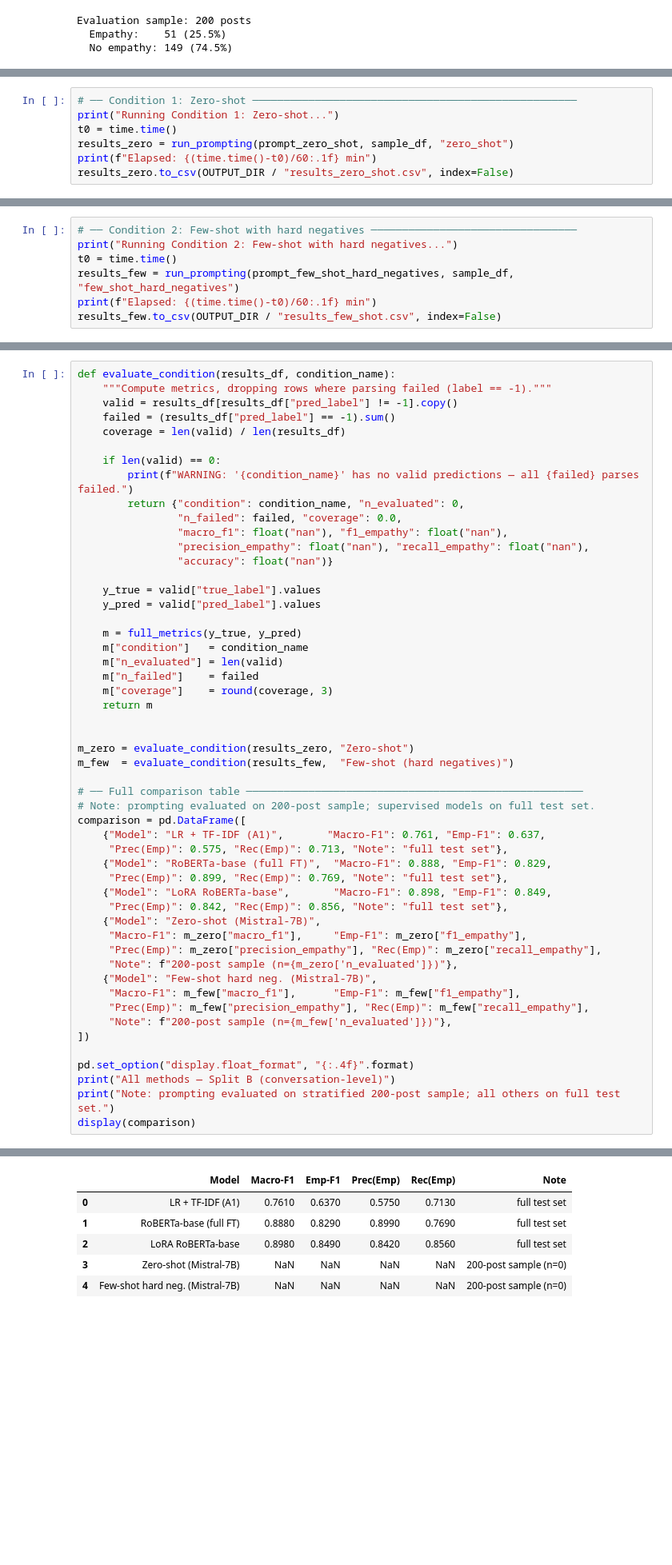
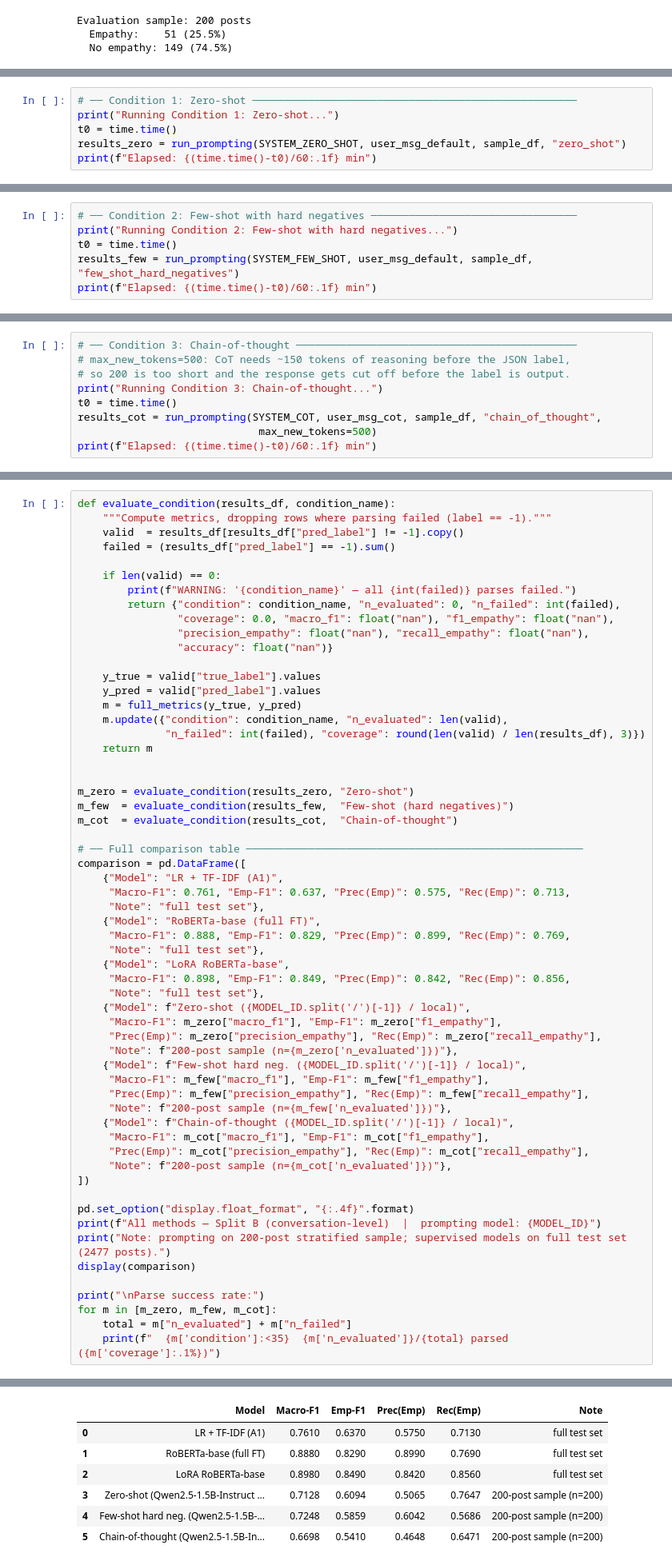
Before and after one commit to gjoliveira/AcnEmpathize, a Jupyter notebook: 9_prompting.ipynb, the cells around one changed output, grey strips where cells are left out. Shown at 80% size. Drawn from its saved outputs; the diff is of its cells as text; blank space fills up the shorter version.

```diff
--- a/9_prompting.ipynb
+++ b/9_prompting.ipynb
@@ -388,7 +513,6 @@ Each condition runs sequentially over the 200-post sample. Results are saved aft
 # ── Condition 1: Zero-shot ────────────────────────────────────────────────────
 print("Running Condition 1: Zero-shot...")
 t0 = time.time()
-results_zero = run_prompting(prompt_zero_shot, sample_df, "zero_shot")
+results_zero = run_prompting(SYSTEM_ZERO_SHOT, user_msg_default, sample_df, "zero_shot")
 print(f"Elapsed: {(time.time()-t0)/60:.1f} min")
-results_zero.to_csv(OUTPUT_DIR / "results_zero_shot.csv", index=False)
 # %% [output]
@@ -409,7 +606,6 @@ Elapsed: 1.7 min
 # ── Condition 2: Few-shot with hard negatives ─────────────────────────────────
 print("Running Condition 2: Few-shot with hard negatives...")
 t0 = time.time()
-results_few = run_prompting(prompt_few_shot_hard_negatives, sample_df, "few_shot_hard_negatives")
+results_few = run_prompting(SYSTEM_FEW_SHOT, user_msg_default, sample_df, "few_shot_hard_negatives")
 print(f"Elapsed: {(time.time()-t0)/60:.1f} min")
-results_few.to_csv(OUTPUT_DIR / "results_few_shot.csv", index=False)
 # %% [output]
@@ -428,0 +716,9 @@ Elapsed: 1.7 min
+# %%
+# ── Condition 3: Chain-of-thought ─────────────────────────────────────────────
+# max_new_tokens=500: CoT needs ~150 tokens of reasoning before the JSON label,
+# so 200 is too short and the response gets cut off before the label is output.
+print("Running Condition 3: Chain-of-thought...")
+t0 = time.time()
+results_cot = run_prompting(SYSTEM_COT, user_msg_cot, sample_df, "chain_of_thought",
+                             max_new_tokens=500)
+print(f"Elapsed: {(time.time()-t0)/60:.1f} min")
@@ -432,53 +874,60 @@ Elapsed: 1.7 min
 # %%
 def evaluate_condition(results_df, condition_name):
     """Compute metrics, dropping rows where parsing failed (label == -1)."""
-    valid = results_df[results_df["pred_label"] != -1].copy()
+    valid  = results_df[results_df["pred_label"] != -1].copy()
     failed = (results_df["pred_label"] == -1).sum()
-    coverage = len(valid) / len(results_df)
 
     if len(valid) == 0:
-        print(f"WARNING: '{condition_name}' has no valid predictions — all {failed} parses failed.")
-        return {"condition": condition_name, "n_evaluated": 0,
-                "n_failed": failed, "coverage": 0.0,
-                "macro_f1": float("nan"), "f1_empathy": float("nan"),
+        print(f"WARNING: '{condition_name}' — all {int(failed)} parses failed.")
+        return {"condition": condition_name, "n_evaluated": 0, "n_failed": int(failed),
+                "coverage": 0.0, "macro_f1": float("nan"), "f1_empathy": float("nan"),
                 "precision_empathy": float("nan"), "recall_empathy": float("nan"),
                 "accuracy": float("nan")}
 
     y_true = valid["true_label"].values
     y_pred = valid["pred_label"].values
-
     m = full_metrics(y_true, y_pred)
-    m["condition"]   = condition_name
-    m["n_evaluated"] = len(valid)
-    m["n_failed"]    = failed
-    m["coverage"]    = round(coverage, 3)
+    m.update({"condition": condition_name, "n_evaluated": len(valid),
+              "n_failed": int(failed), "coverage": round(len(valid) / len(results_df), 3)})
     return m
 
 
 m_zero = evaluate_condition(results_zero, "Zero-shot")
 m_few  = evaluate_condition(results_few,  "Few-shot (hard negatives)")
+m_cot  = evaluate_condition(results_cot,  "Chain-of-thought")
 
 # ── Full comparison table ──────────────────────────────────────────────────────
-# Note: prompting evaluated on 200-post sample; supervised models on full test set.
 comparison = pd.DataFrame([
-    {"Model": "LR + TF-IDF (A1)",       "Macro-F1": 0.761, "Emp-F1": 0.637,
-     "Prec(Emp)": 0.575, "Rec(Emp)": 0.713, "Note": "full test set"},
-    {"Model": "RoBERTa-base (full FT)",  "Macro-F1": 0.888, "Emp-F1": 0.829,
-     "Prec(Emp)": 0.899, "Rec(Emp)": 0.769, "Note": "full test set"},
-    {"Model": "LoRA RoBERTa-base",       "Macro-F1": 0.898, "Emp-F1": 0.849,
-     "Prec(Emp)": 0.842, "Rec(Emp)": 0.856, "Note": "full test set"},
-    {"Model": "Zero-shot (Mistral-7B)",
-     "Macro-F1": m_zero["macro_f1"],     "Emp-F1": m_zero["f1_empathy"],
+    {"Model": "LR + TF-IDF (A1)",
+     "Macro-F1": 0.761, "Emp-F1": 0.637, "Prec(Emp)": 0.575, "Rec(Emp)": 0.713,
+     "Note": "full test set"},
+    {"Model": "RoBERTa-base (full FT)",
+     "Macro-F1": 0.888, "Emp-F1": 0.829, "Prec(Emp)": 0.899, "Rec(Emp)": 0.769,
+     "Note": "full test set"},
+    {"Model": "LoRA RoBERTa-base",
+     "Macro-F1": 0.898, "Emp-F1": 0.849, "Prec(Emp)": 0.842, "Rec(Emp)": 0.856,
+     "Note": "full test set"},
+    {"Model": f"Zero-shot ({MODEL_ID.split('/')[-1]} / local)",
+     "Macro-F1": m_zero["macro_f1"], "Emp-F1": m_zero["f1_empathy"],
      "Prec(Emp)": m_zero["precision_empathy"], "Rec(Emp)": m_zero["recall_empathy"],
      "Note": f"200-post sample (n={m_zero['n_evaluated']})"},
-    {"Model": "Few-shot hard neg. (Mistral-7B)",
-     "Macro-F1": m_few["macro_f1"],      "Emp-F1": m_few["f1_empathy"],
+    {"Model": f"Few-shot hard neg. ({MODEL_ID.split('/')[-1]} / local)",
+     "Macro-F1": m_few["macro_f1"], "Emp-F1": m_few["f1_empathy"],
      "Prec(Emp)": m_few["precision_empathy"], "Rec(Emp)": m_few["recall_empathy"],
      "Note": f"200-post sample (n={m_few['n_evaluated']})"},
+    {"Model": f"Chain-of-thought ({MODEL_ID.split('/')[-1]} / local)",
+     "Macro-F1": m_cot["macro_f1"], "Emp-F1": m_cot["f1_empathy"],
+     "Prec(Emp)": m_cot["precision_empathy"], "Rec(Emp)": m_cot["recall_empathy"],
+     "Note": f"200-post sample (n={m_cot['n_evaluated']})"},
 ])
 
 pd.set_option("display.float_format", "{:.4f}".format)
-print("All methods — Split B (conversation-level)")
-print("Note: prompting evaluated on stratified 200-post sample; all others on full test set.")
+print(f"All methods — Split B (conversation-level)  |  prompting model: {MODEL_ID}")
+print("Note: prompting on 200-post stratified sample; supervised models on full test set (2477 posts).")
 display(comparison)
+
+print("\nParse success rate:")
+for m in [m_zero, m_few, m_cot]:
+    total = m["n_evaluated"] + m["n_failed"]
+    print(f"  {m['condition']:<35}  {m['n_evaluated']}/{total} parsed  ({m['coverage']:.1%})")
 # %% [output]
@@ -489,6 +936,7 @@ Note: prompting evaluated on stratified 200-post sample; all others on full test
 |  | Model | Macro-F1 | Emp-F1 | Prec(Emp) | Rec(Emp) | Note |
 | 0 | LR + TF-IDF (A1) | 0.7610 | 0.6370 | 0.5750 | 0.7130 | full test set |
 | 1 | RoBERTa-base (full FT) | 0.8880 | 0.8290 | 0.8990 | 0.7690 | full test set |
 | 2 | LoRA RoBERTa-base | 0.8980 | 0.8490 | 0.8420 | 0.8560 | full test set |
-| 3 | Zero-shot (Mistral-7B) | NaN | NaN | NaN | NaN | 200-post sample (n=0) |
-| 4 | Few-shot hard neg. (Mistral-7B) | NaN | NaN | NaN | NaN | 200-post sample (n=0) |
+| 3 | Zero-shot (Qwen2.5-1.5B-Instruct ... | 0.7128 | 0.6094 | 0.5065 | 0.7647 | 200-post sample (n=200) |
+| 4 | Few-shot hard neg. (Qwen2.5-1.5B-... | 0.7248 | 0.5859 | 0.6042 | 0.5686 | 200-post sample (n=200) |
+| 5 | Chain-of-thought (Qwen2.5-1.5B-In... | 0.6698 | 0.5410 | 0.4648 | 0.6471 | 200-post sample (n=200) |
```
Also changed, not shown: parts of 15 cells of this notebook, 5 other files.
